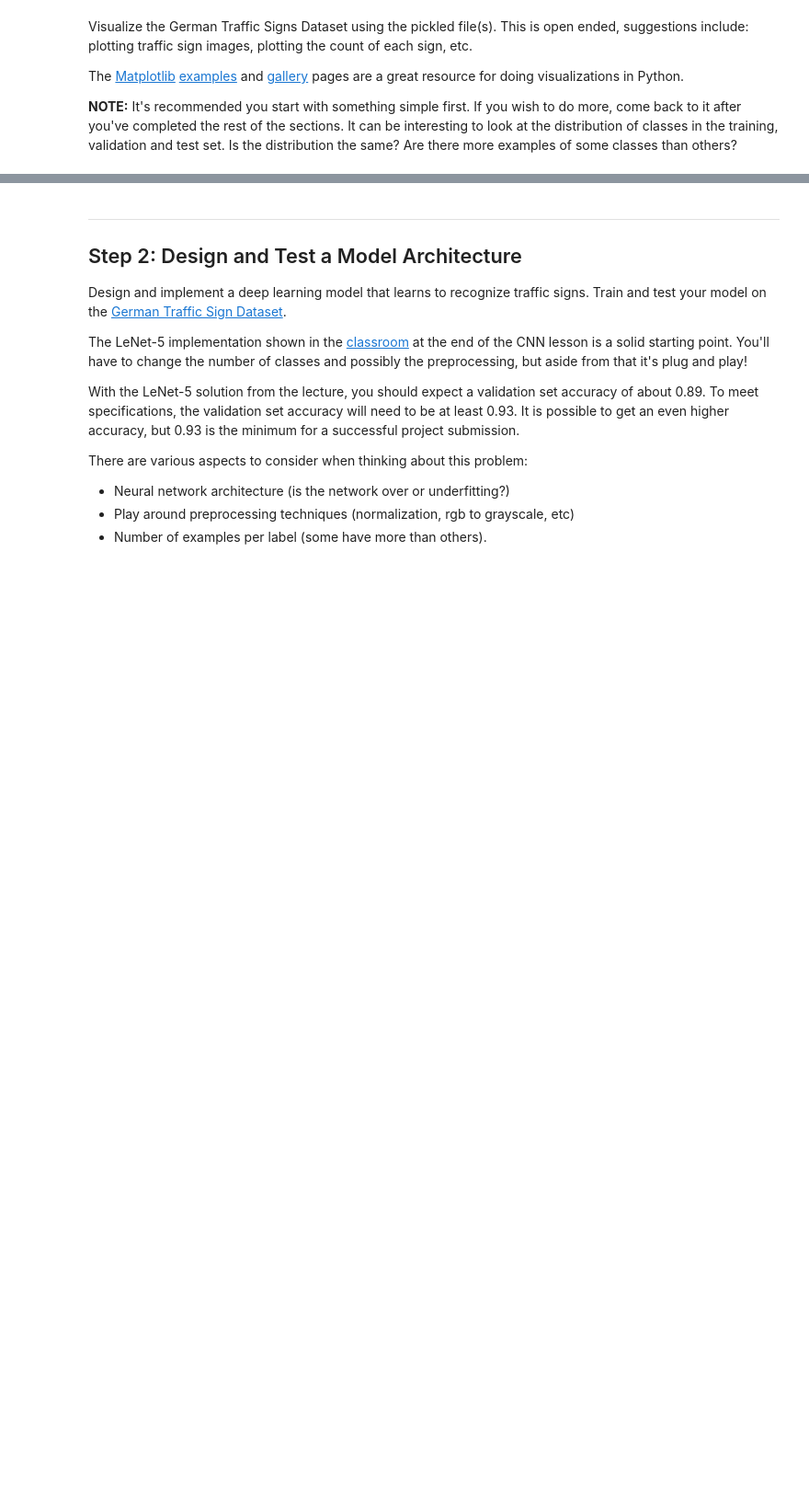
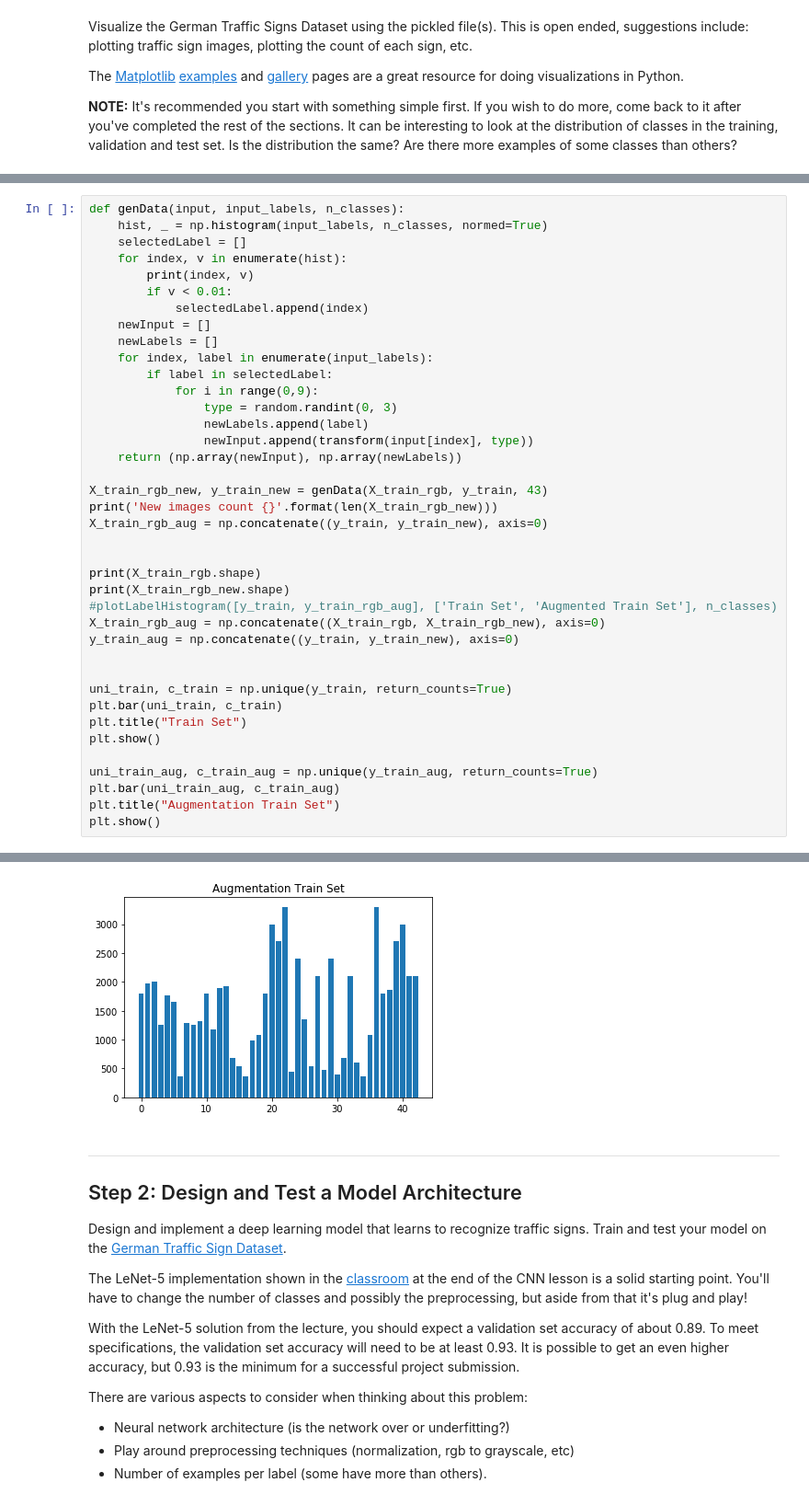
Before and after one commit to zhuangh/CarND-Traffic-Sign-Classifier-Project, a Jupyter notebook: Traffic_Sign_Classifier.ipynb, the cells around one changed output, grey strips where cells are left out. Shown at 92% size. Drawn from its saved outputs; the diff is of its cells as text; blank space fills up the shorter version.

```diff
--- a/Traffic_Sign_Classifier.ipynb
+++ b/Traffic_Sign_Classifier.ipynb
@@ -153,0 +229,40 @@ plot_sign_images(images, int(plt_sz/plt_per_line), plt_per_line , labels)
+# %%
+def genData(input, input_labels, n_classes):
+    hist, _ = np.histogram(input_labels, n_classes, normed=True)
+    selectedLabel = []
+    for index, v in enumerate(hist):
+        print(index, v)
+        if v < 0.01:
+            selectedLabel.append(index)
+    newInput = []
+    newLabels = []
+    for index, label in enumerate(input_labels):
+        if label in selectedLabel:
+            for i in range(0,9):
+                type = random.randint(0, 3)
+                newLabels.append(label)
+                newInput.append(transform(input[index], type))
+    return (np.array(newInput), np.array(newLabels))
+
+X_train_rgb_new, y_train_new = genData(X_train_rgb, y_train, 43)
+print('New images count {}'.format(len(X_train_rgb_new)))
+X_train_rgb_aug = np.concatenate((y_train, y_train_new), axis=0)
+
+
+print(X_train_rgb.shape)
+print(X_train_rgb_new.shape)
+#plotLabelHistogram([y_train, y_train_rgb_aug], ['Train Set', 'Augmented Train Set'], n_classes)
+X_train_rgb_aug = np.concatenate((X_train_rgb, X_train_rgb_new), axis=0)
+y_train_aug = np.concatenate((y_train, y_train_new), axis=0)
+
+
+uni_train, c_train = np.unique(y_train, return_counts=True)
+plt.bar(uni_train, c_train)
+plt.title("Train Set")
+plt.show()
+
+uni_train_aug, c_train_aug = np.unique(y_train_aug, return_counts=True)
+plt.bar(uni_train_aug, c_train_aug)
+plt.title("Augmentation Train Set")
+plt.show()
+# %% [output]
@@ -154,3 +287,4 @@ plot_sign_images(images, int(plt_sz/plt_per_line), plt_per_line , labels)
+[figure, added]
 # %% [markdown]
 ----
 
```
Also changed, not shown: parts of 21 cells of this notebook, 1 other file.
